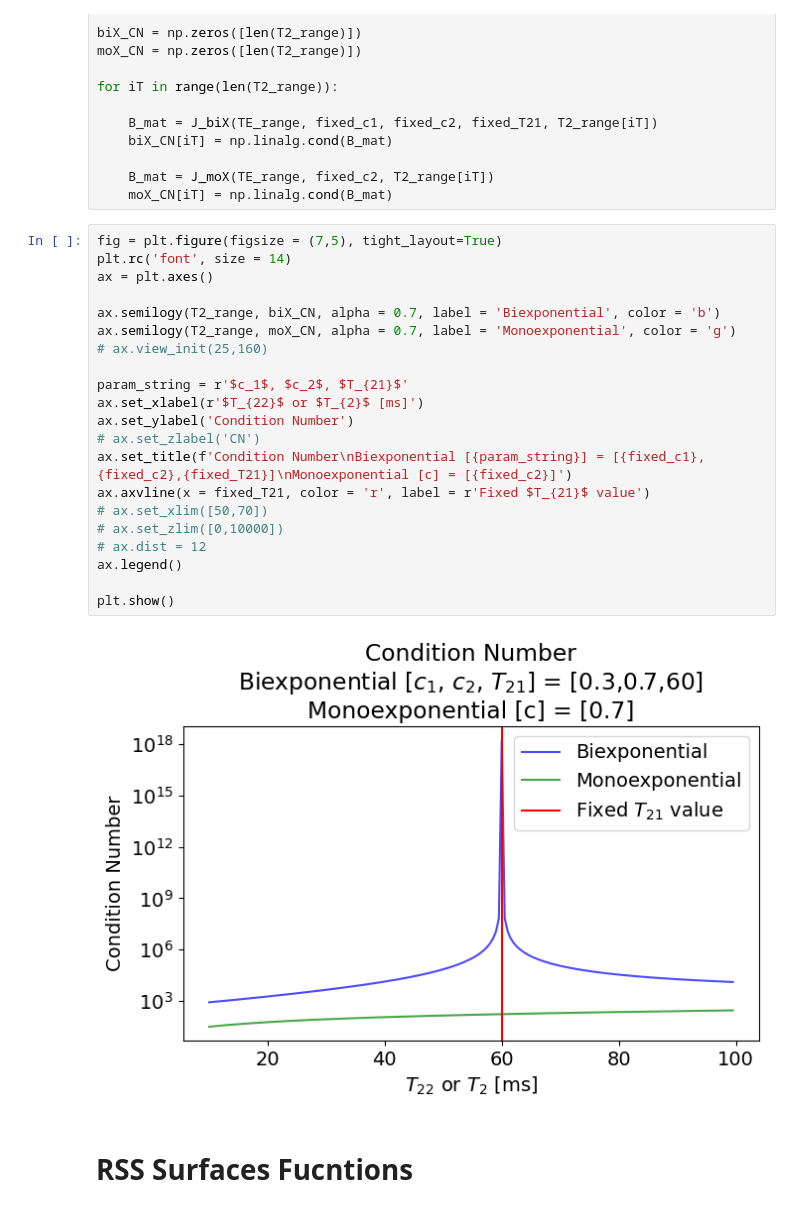
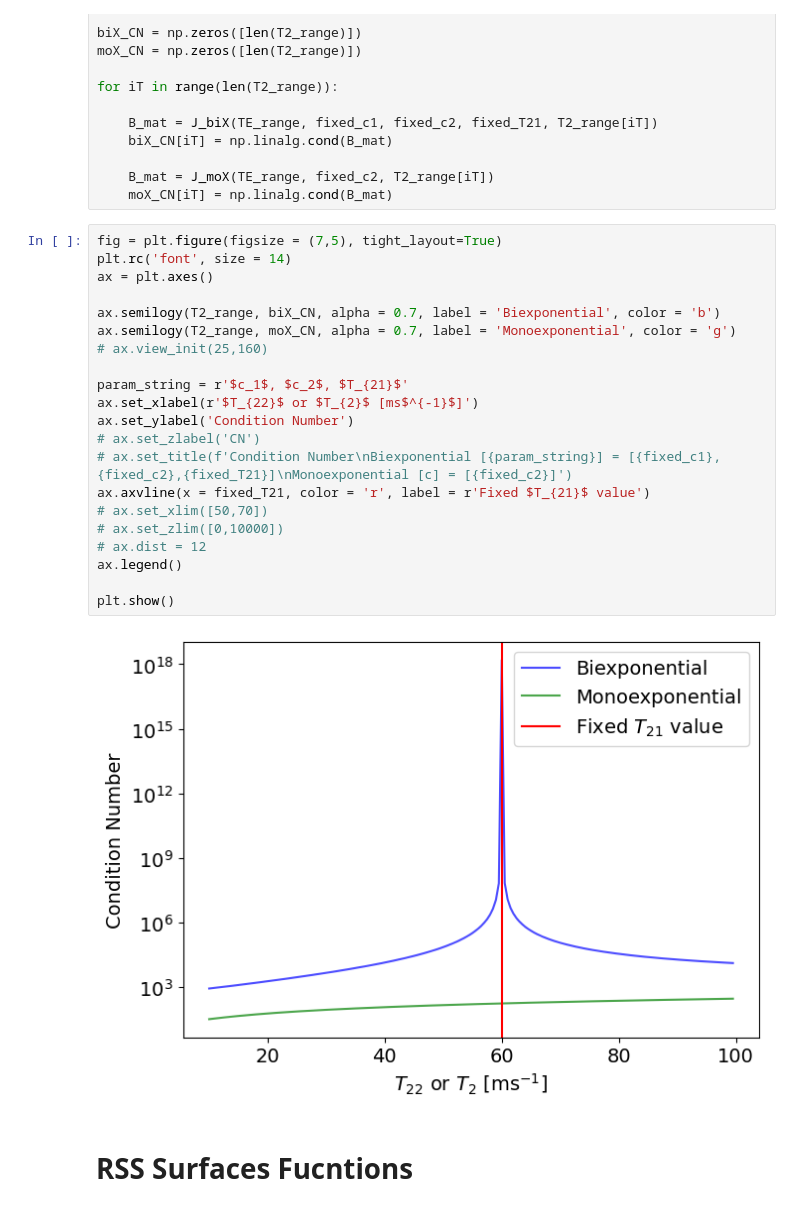
Before and after one commit to Griffin997/Regularization, a Jupyter notebook: MRImodel_ConditionNumber.ipynb, the cells around one changed output. Drawn from its saved outputs; the diff is of its cells as text.

```diff
--- a/MRImodel_ConditionNumber.ipynb
+++ b/MRImodel_ConditionNumber.ipynb
@@ -223,26 +223,26 @@ for iT in range(len(T2_range)):
 # %%
 fig = plt.figure(figsize = (7,5), tight_layout=True)
 plt.rc('font', size = 14)
 ax = plt.axes()
 
 ax.semilogy(T2_range, biX_CN, alpha = 0.7, label = 'Biexponential', color = 'b')
 ax.semilogy(T2_range, moX_CN, alpha = 0.7, label = 'Monoexponential', color = 'g')
 # ax.view_init(25,160)
 
 param_string = r'$c_1$, $c_2$, $T_{21}$'
-ax.set_xlabel(r'$T_{22}$ or $T_{2}$ [ms]')
+ax.set_xlabel(r'$T_{22}$ or $T_{2}$ [ms$^{-1}$]')
 ax.set_ylabel('Condition Number')
 # ax.set_zlabel('CN')
-ax.set_title(f'Condition Number\nBiexponential [{param_string}] = [{fixed_c1},{fixed_c2},{fixed_T21}]\nMonoexponential [c] = [{fixed_c2}]')
+# ax.set_title(f'Condition Number\nBiexponential [{param_string}] = [{fixed_c1},{fixed_c2},{fixed_T21}]\nMonoexponential [c] = [{fixed_c2}]')
 ax.axvline(x = fixed_T21, color = 'r', label = r'Fixed $T_{21}$ value')
 # ax.set_xlim([50,70])
 # ax.set_zlim([0,10000])
 # ax.dist = 12
 ax.legend()
 
 plt.show()
 # %% [output]
-[figure, old version]
+[figure, new version]
 # %% [markdown]
 # RSS Surfaces Fucntions
 # %%
```
Also changed, not shown: parts of 6 cells of this notebook.
